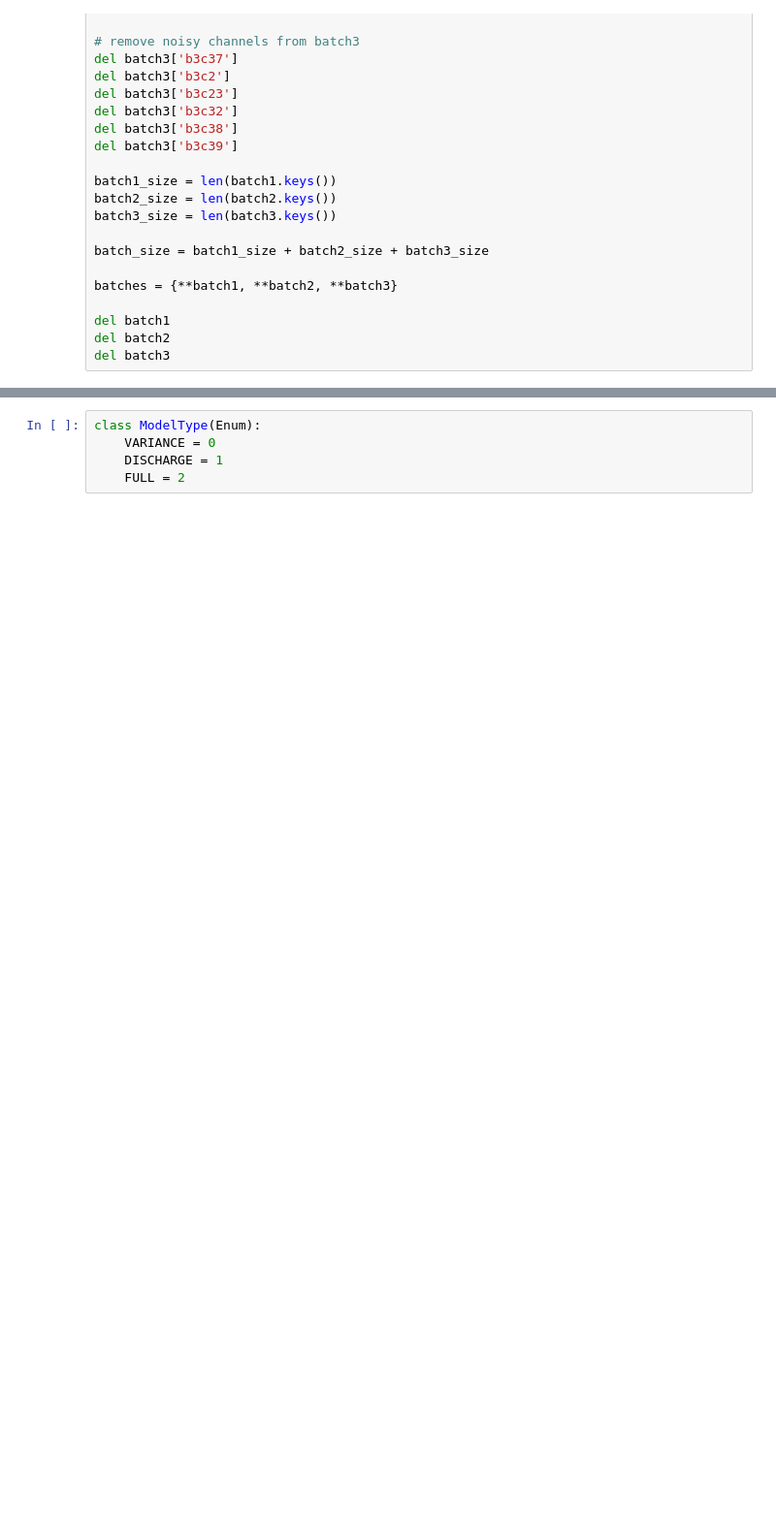
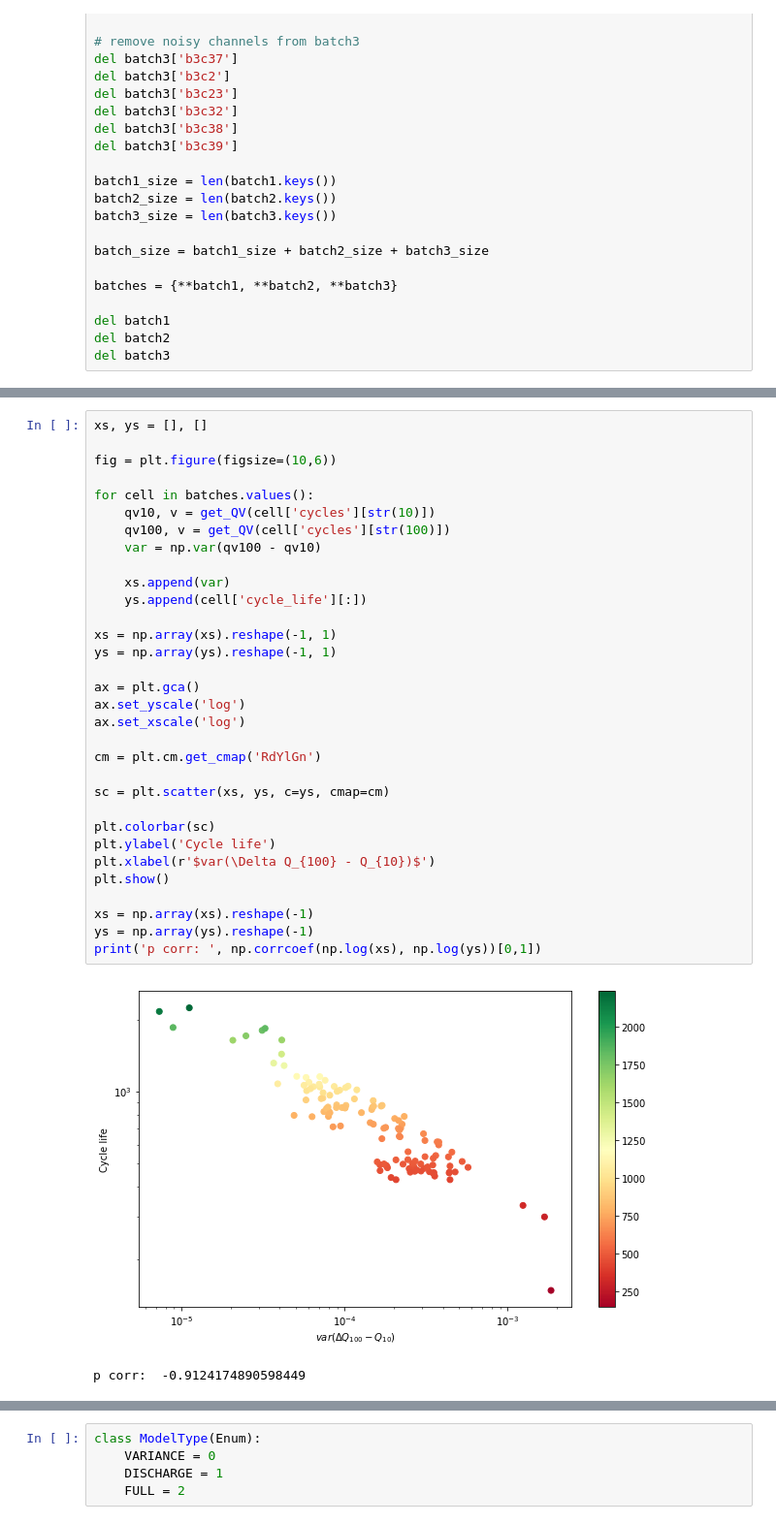
Before and after one commit to hwaxxer/nature-paper, a Jupyter notebook: Baseline.ipynb, the cells around one changed output, grey strips where cells are left out. Shown at 97% size. Drawn from its saved outputs; the diff is of its cells as text; blank space fills up the shorter version.

```diff
--- a/Baseline.ipynb
+++ b/Baseline.ipynb
@@ -98,3 +130,38 @@ cycle:  1050
+# %%
+xs, ys = [], []
+
+fig = plt.figure(figsize=(10,6))
+
+for cell in batches.values():
+    qv10, v = get_QV(cell['cycles'][str(10)])
+    qv100, v = get_QV(cell['cycles'][str(100)])
+    var = np.var(qv100 - qv10)
+
+    xs.append(var)
+    ys.append(cell['cycle_life'][:])
+
+xs = np.array(xs).reshape(-1, 1)
+ys = np.array(ys).reshape(-1, 1)
+
+ax = plt.gca()
+ax.set_yscale('log')
+ax.set_xscale('log')
+
+cm = plt.cm.get_cmap('RdYlGn')
+
+sc = plt.scatter(xs, ys, c=ys, cmap=cm)
+
+plt.colorbar(sc)
+plt.ylabel('Cycle life')
+plt.xlabel(r'$var(\Delta Q_{100} - Q_{10})$')
+plt.show()
+
+xs = np.array(xs).reshape(-1)
+ys = np.array(ys).reshape(-1)
+print('p corr: ', np.corrcoef(np.log(xs), np.log(ys))[0,1])
+# %% [output]
+[figure, added]
+p corr:  -0.9124174890598449
 # %%
 # How many cycles to look at?
 n_cycles = 100
```
Also changed, not shown: parts of 18 cells of this notebook.
